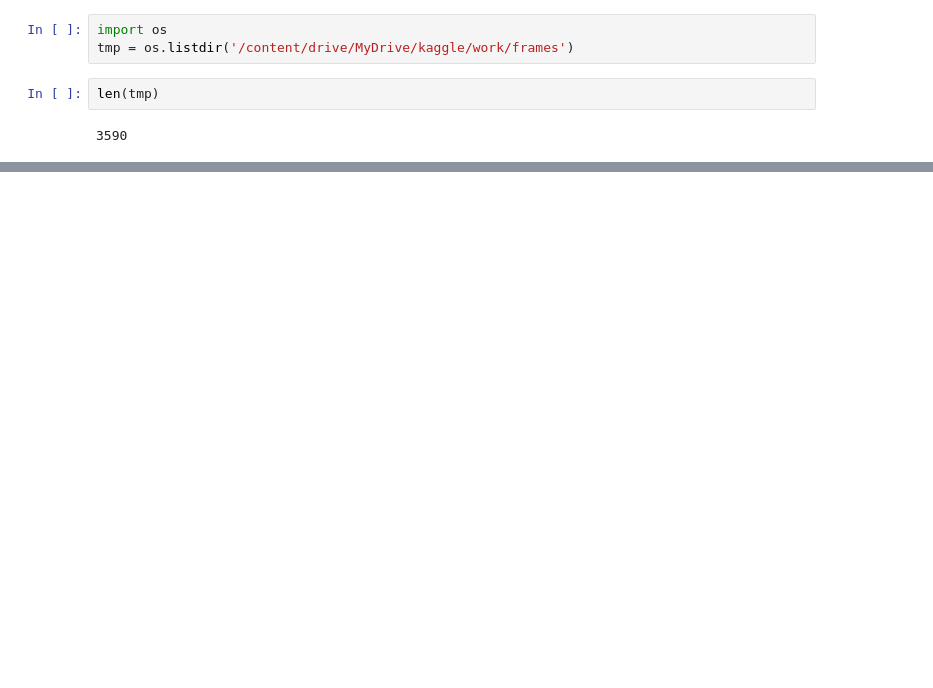
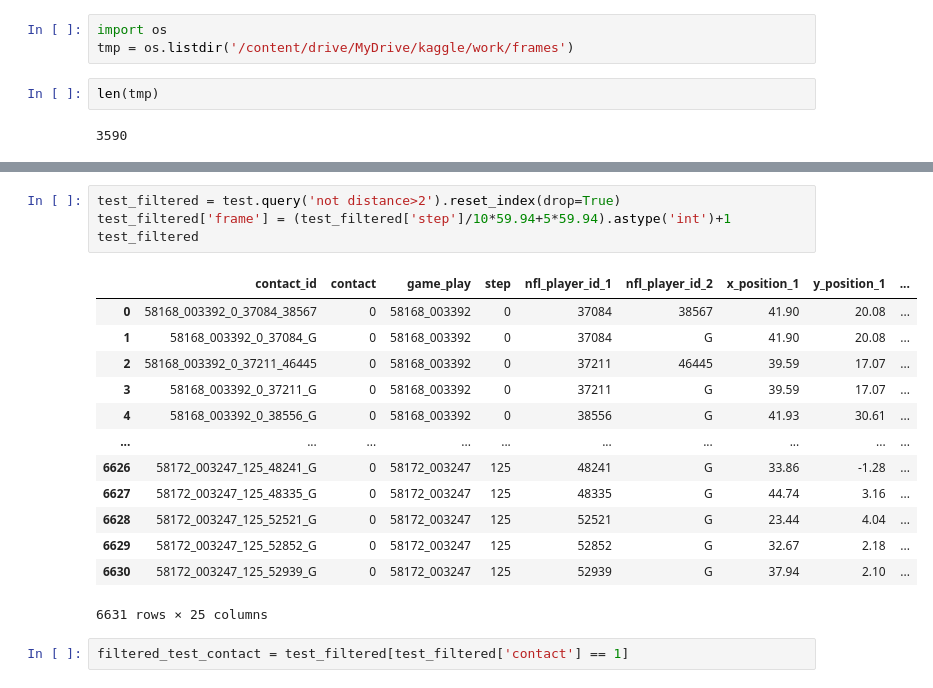
Before and after one commit to dbtjr1103/Competition_practice, a Jupyter notebook: Kaggle_2_5D_CNN_Baseline.ipynb, the cells around one changed output, grey strips where cells are left out. Cells and saved outputs as stored; diff of their text form; blank space fills up the shorter version.

```diff
--- a/Kaggle_2_5D_CNN_Baseline.ipynb
+++ b/Kaggle_2_5D_CNN_Baseline.ipynb
@@ -188,0 +278,20 @@ len(tmp)
+# %%
+test_filtered = test.query('not distance>2').reset_index(drop=True)
+test_filtered['frame'] = (test_filtered['step']/10*59.94+5*59.94).astype('int')+1
+test_filtered
+# %% [output]
+|  | contact_id | contact | game_play | step | nfl_player_id_1 | nfl_player_id_2 | x_position_1 | y_position_1 | ... |
+| 0 | 58168_003392_0_37084_38567 | 0 | 58168_003392 | 0 | 37084 | 38567 | 41.90 | 20.08 | ... |
+| 1 | 58168_003392_0_37084_G | 0 | 58168_003392 | 0 | 37084 | G | 41.90 | 20.08 | ... |
+| 2 | 58168_003392_0_37211_46445 | 0 | 58168_003392 | 0 | 37211 | 46445 | 39.59 | 17.07 | ... |
+| 3 | 58168_003392_0_37211_G | 0 | 58168_003392 | 0 | 37211 | G | 39.59 | 17.07 | ... |
+| 4 | 58168_003392_0_38556_G | 0 | 58168_003392 | 0 | 38556 | G | 41.93 | 30.61 | ... |
+| ... | ... | ... | ... | ... | ... | ... | ... | ... | ... |
+| 6626 | 58172_003247_125_48241_G | 0 | 58172_003247 | 125 | 48241 | G | 33.86 | -1.28 | ... |
+| 6627 | 58172_003247_125_48335_G | 0 | 58172_003247 | 125 | 48335 | G | 44.74 | 3.16 | ... |
+| 6628 | 58172_003247_125_52521_G | 0 | 58172_003247 | 125 | 52521 | G | 23.44 | 4.04 | ... |
+| 6629 | 58172_003247_125_52852_G | 0 | 58172_003247 | 125 | 52852 | G | 32.67 | 2.18 | ... |
+| 6630 | 58172_003247_125_52939_G | 0 | 58172_003247 | 125 | 52939 | G | 37.94 | 2.10 | ... |
+6631 rows × 25 columns
+# %%
+filtered_test_contact = test_filtered[test_filtered['contact'] == 1]
```
Also changed, not shown: parts of 29 cells of this notebook.
